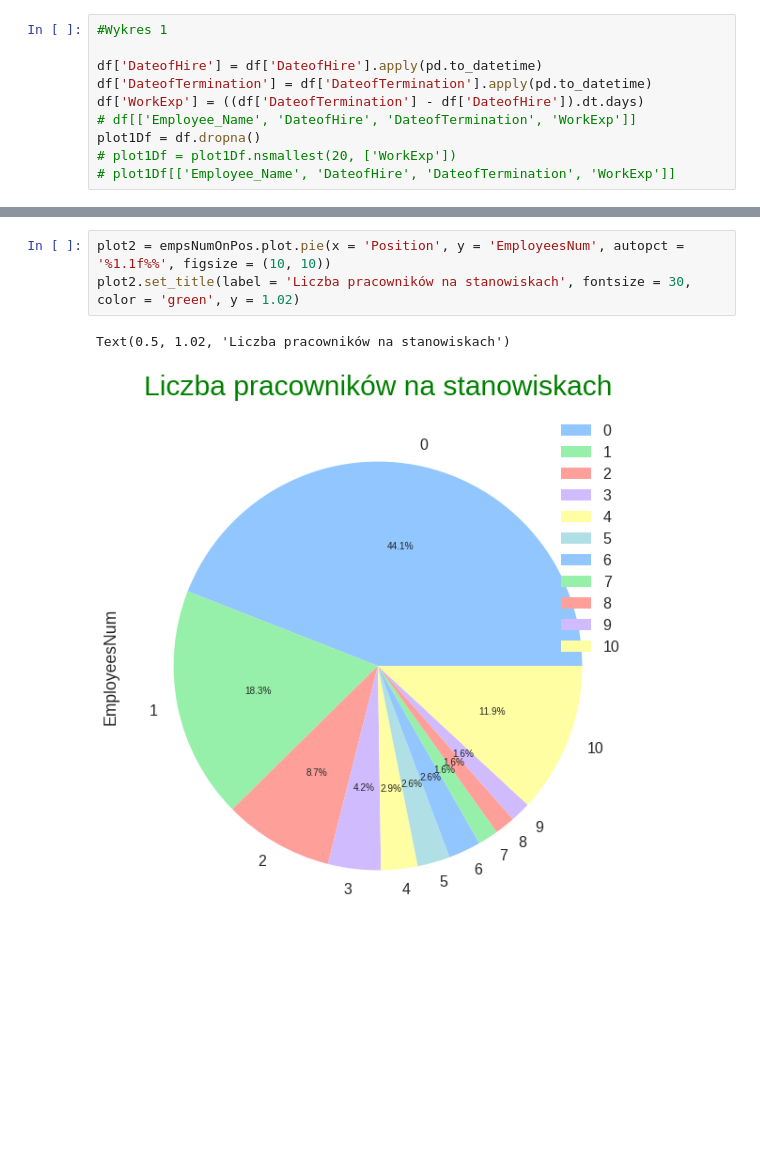
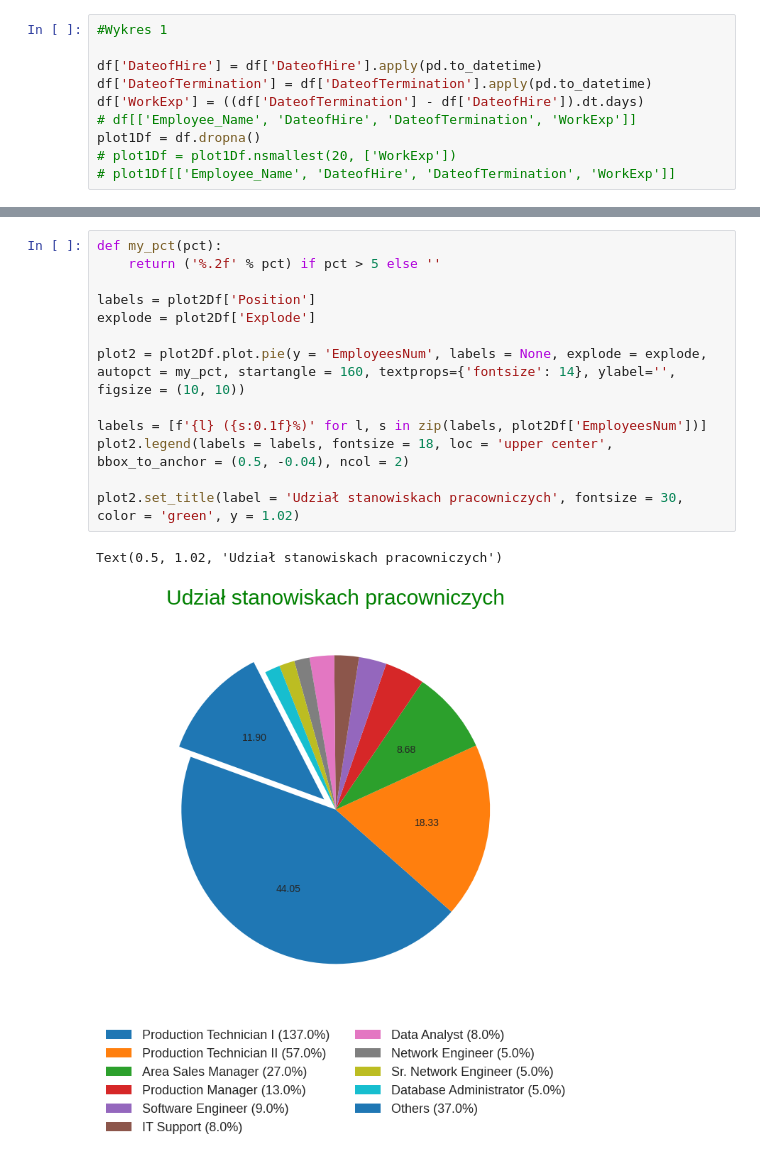
Before and after one commit to wkabatc/inwd-project, a Jupyter notebook: inwd_projekt.ipynb, the cells around one changed output, grey strips where cells are left out. Drawn from its saved outputs; the diff is of its cells as text; blank space fills up the shorter version.

```diff
--- a/inwd_projekt.ipynb
+++ b/inwd_projekt.ipynb
@@ -130,6 +147,16 @@ empsNumOnPos
-# %%
-plot2 = empsNumOnPos.plot.pie(x = 'Position', y = 'EmployeesNum', autopct = '%1.1f%%', figsize = (10, 10))
-plot2.set_title(label = 'Liczba pracowników na stanowiskach', fontsize = 30, color = 'green', y = 1.02)
-# %% [output]
-Text(0.5, 1.02, 'Liczba pracowników na stanowiskach')
-[figure, removed]
+# %%
+def my_pct(pct):
+    return ('%.2f' % pct) if pct > 5 else ''
+
+labels = plot2Df['Position']
+explode = plot2Df['Explode']
+
+plot2 = plot2Df.plot.pie(y = 'EmployeesNum', labels = None, explode = explode, autopct = my_pct, startangle = 160, textprops={'fontsize': 14}, ylabel='', figsize = (10, 10))
+
+labels = [f'{l} ({s:0.1f}%)' for l, s in zip(labels, plot2Df['EmployeesNum'])]
+plot2.legend(labels = labels, fontsize = 18, loc = 'upper center', bbox_to_anchor = (0.5, -0.04), ncol = 2)
+
+plot2.set_title(label = 'Udział stanowiskach pracowniczych', fontsize = 30, color = 'green', y = 1.02)
+# %% [output]
+Text(0.5, 1.02, 'Udział stanowiskach pracowniczych')
+[figure, added]
```
Also changed, not shown: parts of 10 cells of this notebook.
